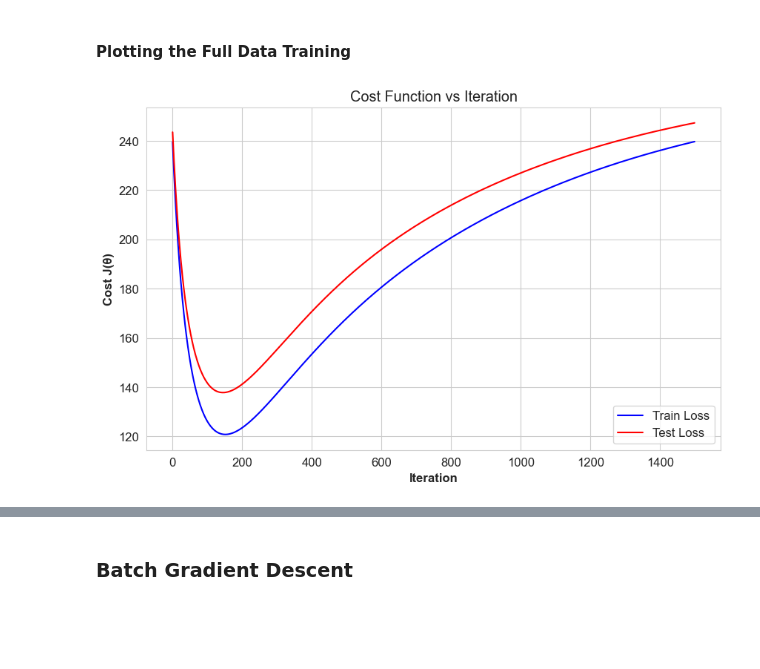
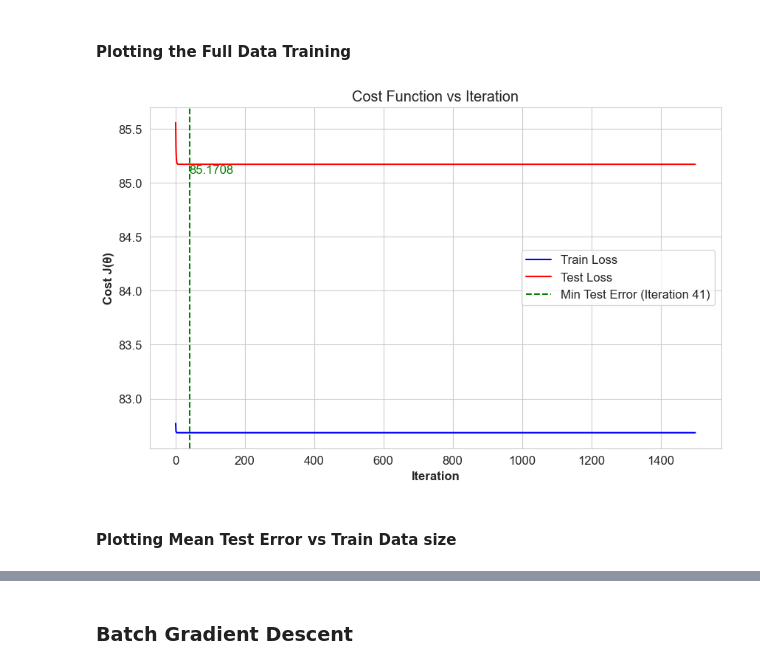
Before and after one commit to AmirAAZ818/ML-Assignments-2024, a Jupyter notebook: Linear Regression/Implementation/Linear_Regression.ipynb, the cells around one changed output, grey strips where cells are left out. Drawn from its saved outputs; the diff is of its cells as text; code cells hidden in the pictures; blank space fills up the shorter version.

```diff
--- a/Linear Regression/Implementation/Linear_Regression.ipynb
+++ b/Linear Regression/Implementation/Linear_Regression.ipynb
@@ -483,7 +501,11 @@ W_sgd = np.zeros((X_train.shape[1], 1)) # params init random
 
 for slice_idx in range(10, X_train.shape[0] + 1, 10):
     print(f'_______________Number of Data used is : {slice_idx}_______________')
-    X_train_sliced = X_train[slice_idx - 10:slice_idx] # Slicing training set
+    # X_train_sliced = X_train[slice_idx - 10:slice_idx] # Slicing training set
+    X_train_sliced = X_train[:slice_idx] # Slicing training set
+    y_train_sliced = y_train[:slice_idx]
+
+    W_sgd = np.zeros((X_train.shape[1], 1)) # params init random
 
 
     result_history['SGD'][slice_idx] = {'train_loss_history':np.zeros(iters), 'val_loss_history':np.zeros(iters)} # Preparation for Recording for the specific number of training samples
@@ -491,7 +513,7 @@ for slice_idx in range(10, X_train.shape[0] + 1, 10):
     for iter in tqdm(range(iters)):
         for sample_idx in range(X_train_sliced.shape[0]):
             x_sgd = X_train_sliced[sample_idx] # a vector (1, 10)
-            y_sgd = y_train[sample_idx] # a scalar
+            y_sgd = y_train_sliced[sample_idx] # a scalar
             y_pred_sgd = x_sgd @ W_sgd # y hat, scalar
 
             dJ_dW = (y_sgd - y_pred_sgd) * x_sgd # Computing dJ/dw
@@ -533,26 +555,41 @@ _______________Number of Data used is : 120_______________
 # %%
 train_loss_history = result_history['SGD'][1000]['train_loss_history']
 val_loss_history = result_history['SGD'][1000]['val_loss_history']
-iters = np.arange(iters)
+iterss = np.arange(1, 1500 + 1)
 
+min_val_loss = val_loss_history.min()
+iteration_min_loss = np.argmin(val_loss_history) + 1
 
 # Plot configuration
 plt.figure(figsize=(10, 6), dpi=100)
 sns.set_style("whitegrid")
 plt.rcParams['font.size'] = 12
 plt.rcParams['axes.labelweight'] = 'bold'
 
 # Plotting
-plt.plot(iters, train_loss_history, label='Train Loss', color='blue')
-plt.plot(iters, val_loss_history, label='Test Loss', color='red')
+plt.plot(iterss, train_loss_history, label='Train Loss', color='blue')
+plt.plot(iterss, val_loss_history, label='Test Loss', color='red')
+
+plt.axvline(x=iteration_min_loss, color="green", linestyle="--", label=f"Min Test Error (Iteration {iteration_min_loss})")
+plt.text(
+    iteration_min_loss,  # x-coordinate
+    min_val_loss,        # y-coordinate
+    f"{min_val_loss:.4f}",
+    color="green",
+    fontsize=12,
+    ha="left",
+    va="top"
+)
 
 plt.xlabel('Iteration')
 plt.ylabel('Cost J(θ)')
 plt.title('Cost Function vs Iteration')
 plt.legend()
 plt.show()
 # %% [output]
-[figure, old version]
+[figure, new version]
+# %% [markdown]
+#### Plotting Mean Test Error vs Train Data size
 # %%
 dataset_size = np.arange(10, X_train.shape[0], 10)
 
```
Also changed, not shown: parts of 15 cells of this notebook, 1 other file.
